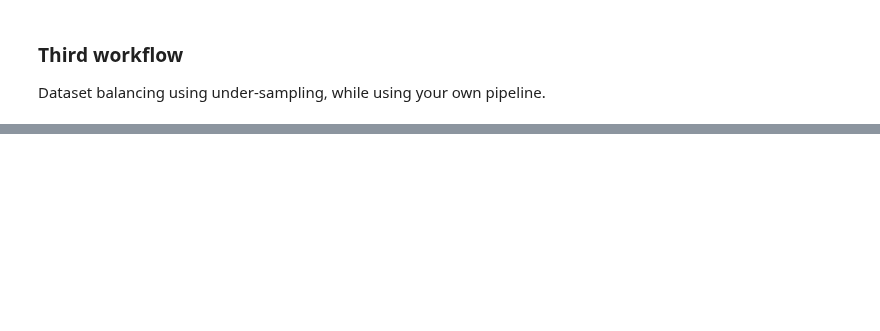
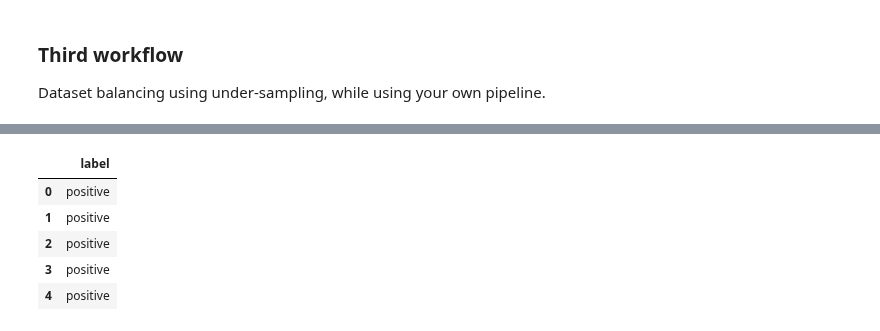
Before and after one commit to gc-os-ai/pyaptamer, a Jupyter notebook: examples/aptanet_tutorial.ipynb, the cells around one changed output, grey strips where cells are left out. Saved outputs shown, nothing was run; the diff lists cells and outputs as text; code cells hidden in the pictures; blank space fills up the shorter version.

```diff
--- a/examples/aptanet_tutorial.ipynb
+++ b/examples/aptanet_tutorial.ipynb
@@ -221,0 +245,10 @@ Training Accuracy: 0.44
+# %%
+# Display first few rows of y which contains binary binding labels
+y.head()
+# %% [output]
+|  | label |
+| 0 | positive |
+| 1 | positive |
+| 2 | positive |
+| 3 | positive |
+| 4 | positive |
```
Also changed, not shown: parts of 23 cells of this notebook, 6 other files.
